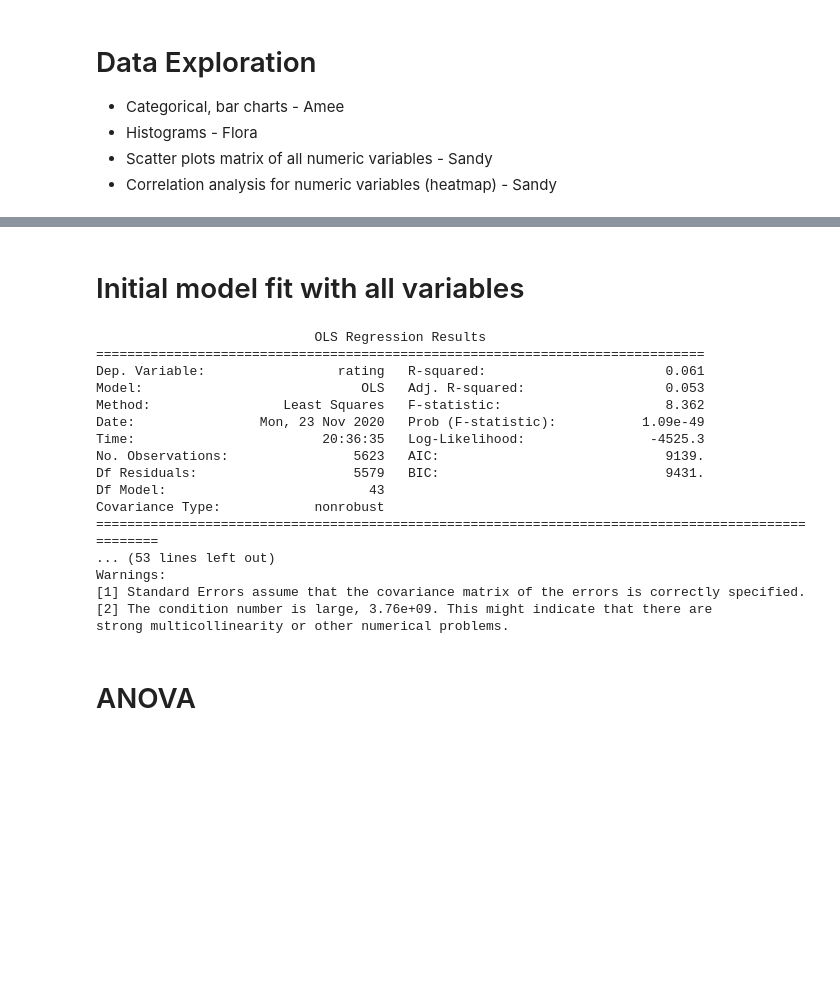
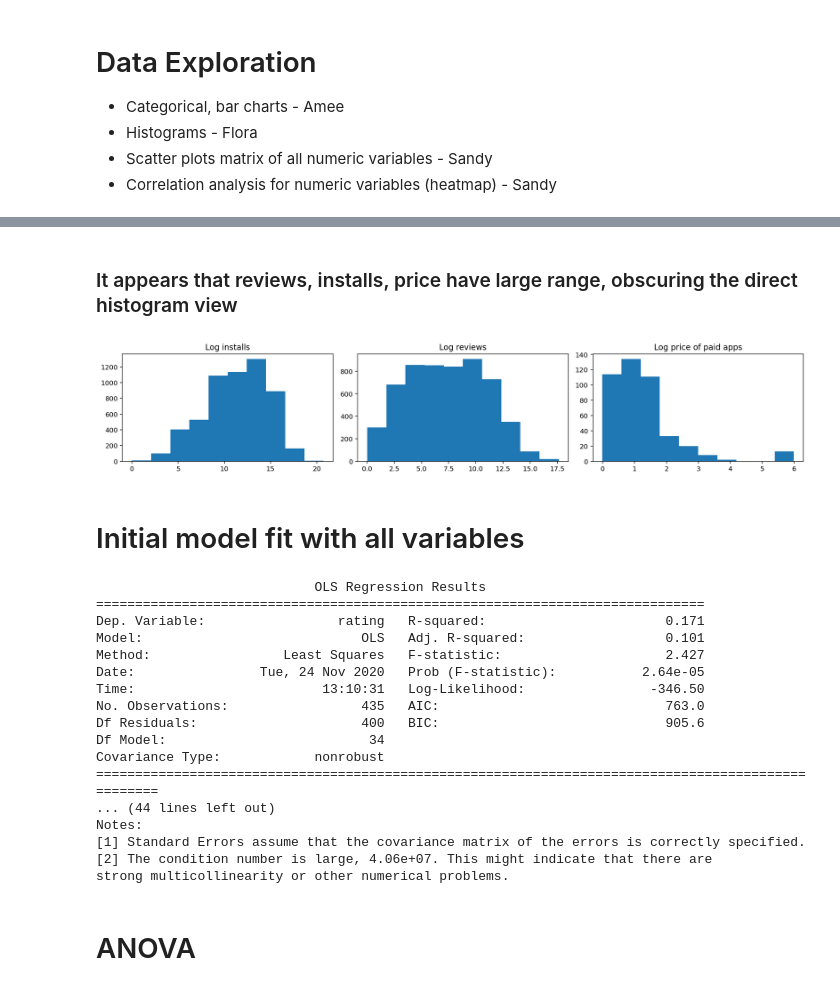
Before and after one commit to flomch/linear-regression-final-project, a Jupyter notebook: analysis.ipynb, the cells around one changed output, grey strips where cells are left out. Cells and saved outputs as stored; diff of their text form; code cells hidden in the pictures; blank space fills up the shorter version.

```diff
--- a/analysis.ipynb
+++ b/analysis.ipynb
@@ -14,5 +15,7 @@ pd.set_option('display.float_format', lambda x: '%.5f' % x)
 # %%
 # load train data to build model
 df = pd.read_csv('data/train.csv')
+df = df.filter(regex='^((?!price).)*$')
 df.head()
+df.dtypes
 # %% [output]
@@ -84,0 +69,23 @@ plt.show()
+# %% [markdown]
+### It appears that reviews, installs, price have large range, obscuring the direct histogram view
+# %%
+# get numeric variables with large range
+numeric_large_range = numeric_vars[['installs','reviews','price']]
+
+fig, axes = plt.subplots(nrows=1, ncols=3, figsize = (15,3))
+axes = np.array(axes).flatten()
+
+# apply log transformation on large range numeric variables
+for i, ax in enumerate(axes):
+    if i < 2:
+        ax.hist(np.log(numeric_large_range.iloc[:, i]))
+        ax.set_title('Log ' + numeric_large_range.columns[i])
+    else:
+        # for price, since log 0 = inf, only show paid apps
+        ax.hist(np.log(numeric_large_range.iloc[:, i][numeric_large_range.price > 0]))
+        ax.set_title('Log ' + numeric_large_range.columns[i] + ' of paid apps')
+
+plt.tight_layout()
+plt.show()
+# %% [output]
+[figure, added]
@@ -87,29 +99,37 @@ plt.show()
 # %%
 # regress rating against all other variables
 ystr = 'rating'
-xstr = '+'.join([col for col in df.columns if col != ystr])
+x_var = [col for col in df.columns if col != ystr]
+xstr = '+'.join(x_var)
 
 # build initial ols model
-model = smf.ols(f'{ystr}~{xstr}', data=df).fit()
+model = smf.ols(f'{ystr}~{xstr}', data=df2).fit()
+
+# drop a variable in model
+x_var2 = x_var.copy()
+x_var2.remove(set(x_var2).pop())
+xstr_drop = '+'.join(x_var2)
+model_drop = smf.ols(f'{ystr}~{xstr_drop}', data=df).fit()
 
 print(model.summary())
+# print(model_drop.summary())
 # %% [output]
                             OLS Regression Results
 ==============================================================================
-Dep. Variable:                 rating   R-squared:                       0.061
-Model:                            OLS   Adj. R-squared:                  0.053
-Method:                 Least Squares   F-statistic:                     8.362
-Date:                Mon, 23 Nov 2020   Prob (F-statistic):           1.09e-49
-Time:                        20:36:35   Log-Likelihood:                -4525.3
-No. Observations:                5623   AIC:                             9139.
-Df Residuals:                    5579   BIC:                             9431.
-Df Model:                          43
+Dep. Variable:                 rating   R-squared:                       0.171
+Model:                            OLS   Adj. R-squared:                  0.101
+Method:                 Least Squares   F-statistic:                     2.427
+Date:                Tue, 24 Nov 2020   Prob (F-statistic):           2.64e-05
+Time:                        13:10:31   Log-Likelihood:                -346.50
+No. Observations:                 435   AIC:                             763.0
+Df Residuals:                     400   BIC:                             905.6
+Df Model:                          34
 Covariance Type:            nonrobust
 ===================================================================================================
-... (53 lines left out)
-Warnings:
+... (44 lines left out)
+Notes:
 [1] Standard Errors assume that the covariance matrix of the errors is correctly specified.
-[2] The condition number is large, 3.76e+09. This might indicate that there are
+[2] The condition number is large, 4.06e+07. This might indicate that there are
 strong multicollinearity or other numerical problems.
 # %% [markdown]
 # ANOVA
```
Also changed, not shown: parts of 45 cells of this notebook.
